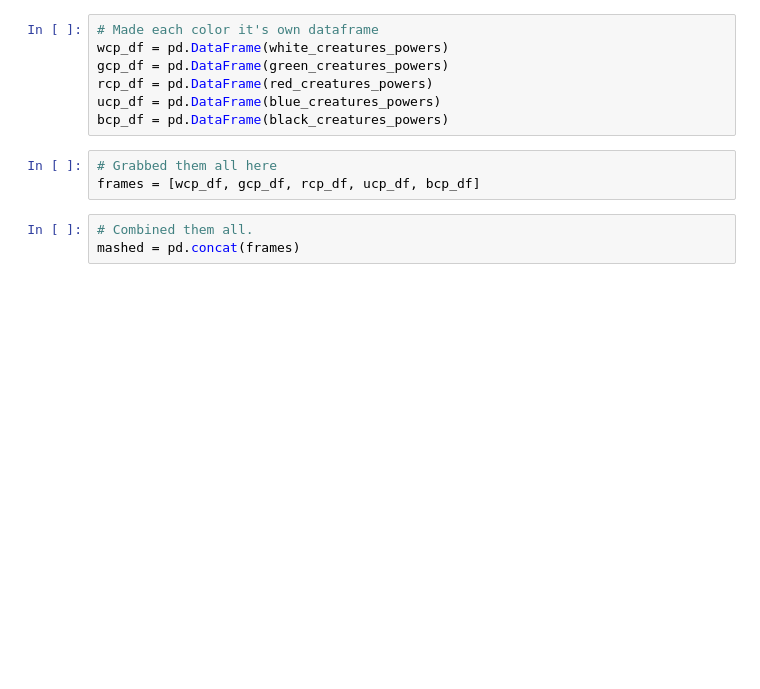
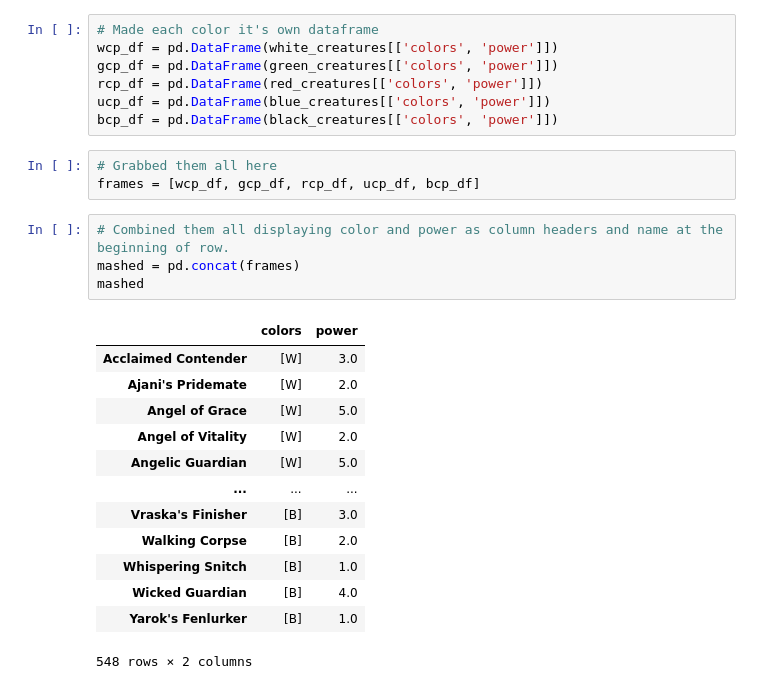
Before and after one commit to HSU-S21-CS232/P02-mc683, a Jupyter notebook: Magic_notebook.ipynb, the cells around one changed output. Cells and saved outputs as stored; diff of their text form; blank space fills up the shorter version.

Commit message:
Created data frame of colors, power, and name.

```diff
--- a/Magic_notebook.ipynb
+++ b/Magic_notebook.ipynb
@@ -112,14 +114,29 @@ print(p)
 0.006674852797656704
 # %%
 # Made each color it's own dataframe
-wcp_df = pd.DataFrame(white_creatures_powers)
-gcp_df = pd.DataFrame(green_creatures_powers)
-rcp_df = pd.DataFrame(red_creatures_powers)
-ucp_df = pd.DataFrame(blue_creatures_powers)
-bcp_df = pd.DataFrame(black_creatures_powers)
+wcp_df = pd.DataFrame(white_creatures[['colors', 'power']])
+gcp_df = pd.DataFrame(green_creatures[['colors', 'power']])
+rcp_df = pd.DataFrame(red_creatures[['colors', 'power']])
+ucp_df = pd.DataFrame(blue_creatures[['colors', 'power']])
+bcp_df = pd.DataFrame(black_creatures[['colors', 'power']])
 # %%
 # Grabbed them all here
 frames = [wcp_df, gcp_df, rcp_df, ucp_df, bcp_df]
 # %%
-# Combined them all.
+# Combined them all displaying color and power as column headers and name at the beginning of row.
 mashed = pd.concat(frames)
+mashed
+# %% [output]
+|  | colors | power |
+| Acclaimed Contender | [W] | 3.0 |
+| Ajani's Pridemate | [W] | 2.0 |
+| Angel of Grace | [W] | 5.0 |
+| Angel of Vitality | [W] | 2.0 |
+| Angelic Guardian | [W] | 5.0 |
+| ... | ... | ... |
+| Vraska's Finisher | [B] | 3.0 |
+| Walking Corpse | [B] | 2.0 |
+| Whispering Snitch | [B] | 1.0 |
+| Wicked Guardian | [B] | 4.0 |
+| Yarok's Fenlurker | [B] | 1.0 |
+548 rows × 2 columns
```
Also changed, not shown: parts of 1 cell of this notebook.
